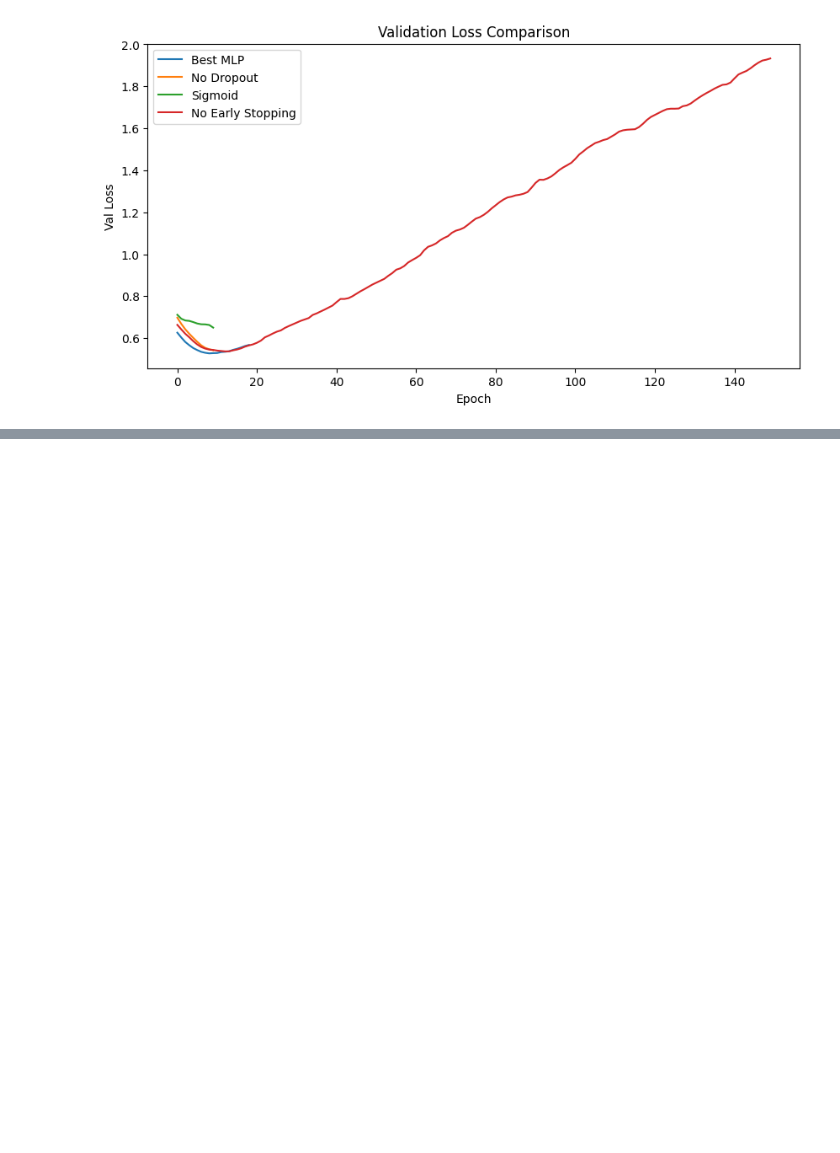
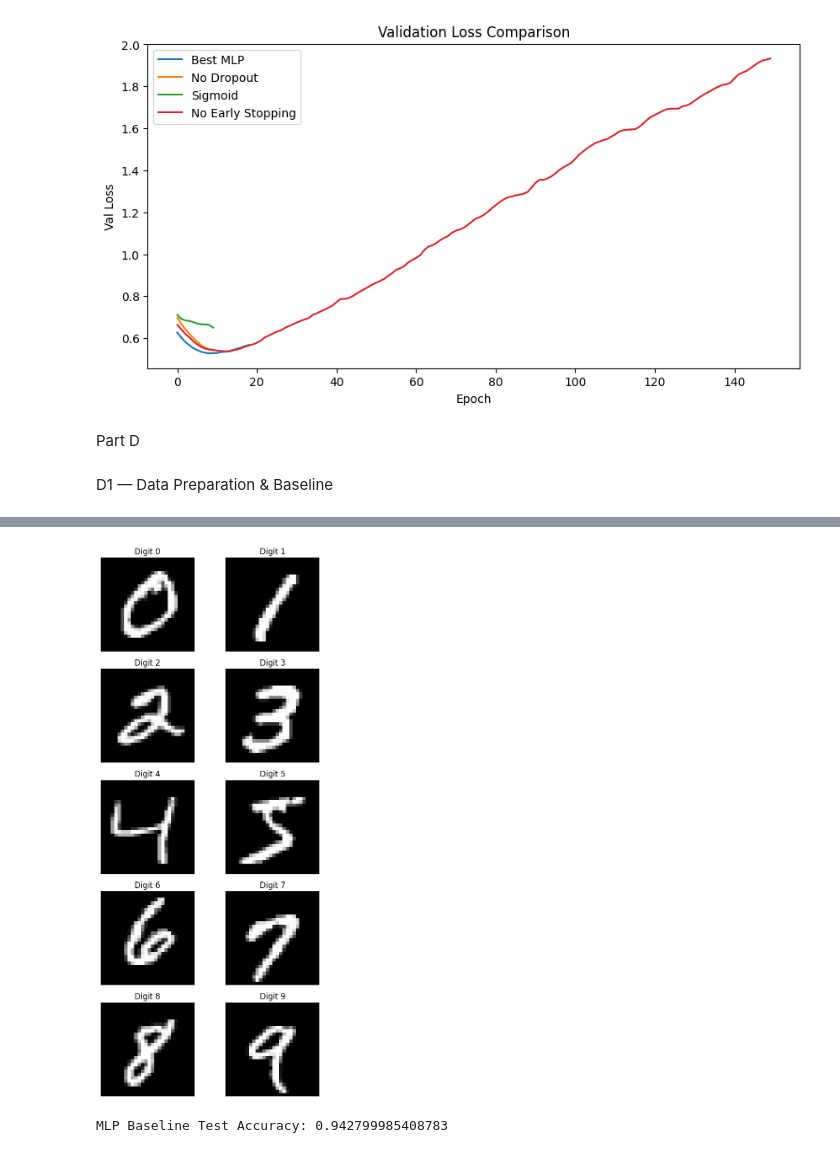
Before and after one commit to aneeqahabib/23i-2631_DM_4, a Jupyter notebook: 23i-2631.ipynb, the cells around one changed output, grey strips where cells are left out. Drawn from its saved outputs; the diff is of its cells as text; code cells hidden in the pictures; blank space fills up the shorter version.

Commit message:
Part D completed

```diff
--- a/23i-2631.ipynb
+++ b/23i-2631.ipynb
@@ -1396,3 +1404,80 @@ plt.legend()
 plt.show()
 # %% [output]
 [figure]
+# %% [markdown]
+Part D
+# %% [markdown]
+D1 — Data Preparation & Baseline
+# %%
+
+# ------------------------------------------------------------
+# LOAD DATA
+# ------------------------------------------------------------
+
+(X_train, y_train), (X_test, y_test) = mnist.load_data()
+
+# Use 12,000-image subset
+X_train = X_train[:12000]
+y_train = y_train[:12000]
+
+# Normalize
+X_train = X_train.astype("float32") / 255.0
+X_test = X_test.astype("float32") / 255.0
+
+# Reshape for CNN
+X_train_cnn = X_train.reshape(-1, 28, 28, 1)
+X_test_cnn = X_test.reshape(-1, 28, 28, 1)
+
+# One-hot labels
+y_train_cat = to_categorical(y_train, 10)
+y_test_cat = to_categorical(y_test, 10)
+
+# ------------------------------------------------------------
+# 5x2 GRID — one image per digit
+# ------------------------------------------------------------
+
+fig, axes = plt.subplots(5, 2, figsize=(6, 12))
+
+shown = set()
+
+for img, label in zip(X_train, y_train):
+    if label not in shown:
+        ax = axes[label // 2, label % 2]
+        ax.imshow(img, cmap='gray')
+        ax.set_title(f"Digit {label}")
+        ax.axis('off')
+        shown.add(label)
+    if len(shown) == 10:
+        break
+
+plt.tight_layout()
+plt.show()
+
+# ------------------------------------------------------------
+# MLP BASELINE
+# ------------------------------------------------------------
+
+mlp = Sequential([
+    Flatten(input_shape=(28, 28)),
+    Dense(64, activation='relu'),
+    Dense(10, activation='softmax')
+])
+
+mlp.compile(
+    optimizer='adam',
+    loss='categorical_crossentropy',
+    metrics=['accuracy']
+)
+
+mlp.fit(
+    X_train,
+    y_train_cat,
+    epochs=5,
+    batch_size=32,
+    verbose=0
+)
+
+mlp_test_loss, mlp_test_acc = mlp.evaluate(X_test, y_test_cat, verbose=0)
+
+print("MLP Baseline Test Accuracy:", mlp_test_acc)
+# %% [output]
@@ -1398,0 +1486,2 @@ plt.show()
+[figure, added]
+MLP Baseline Test Accuracy: 0.942799985408783
```
Also changed, not shown: parts of 5 cells of this notebook.
